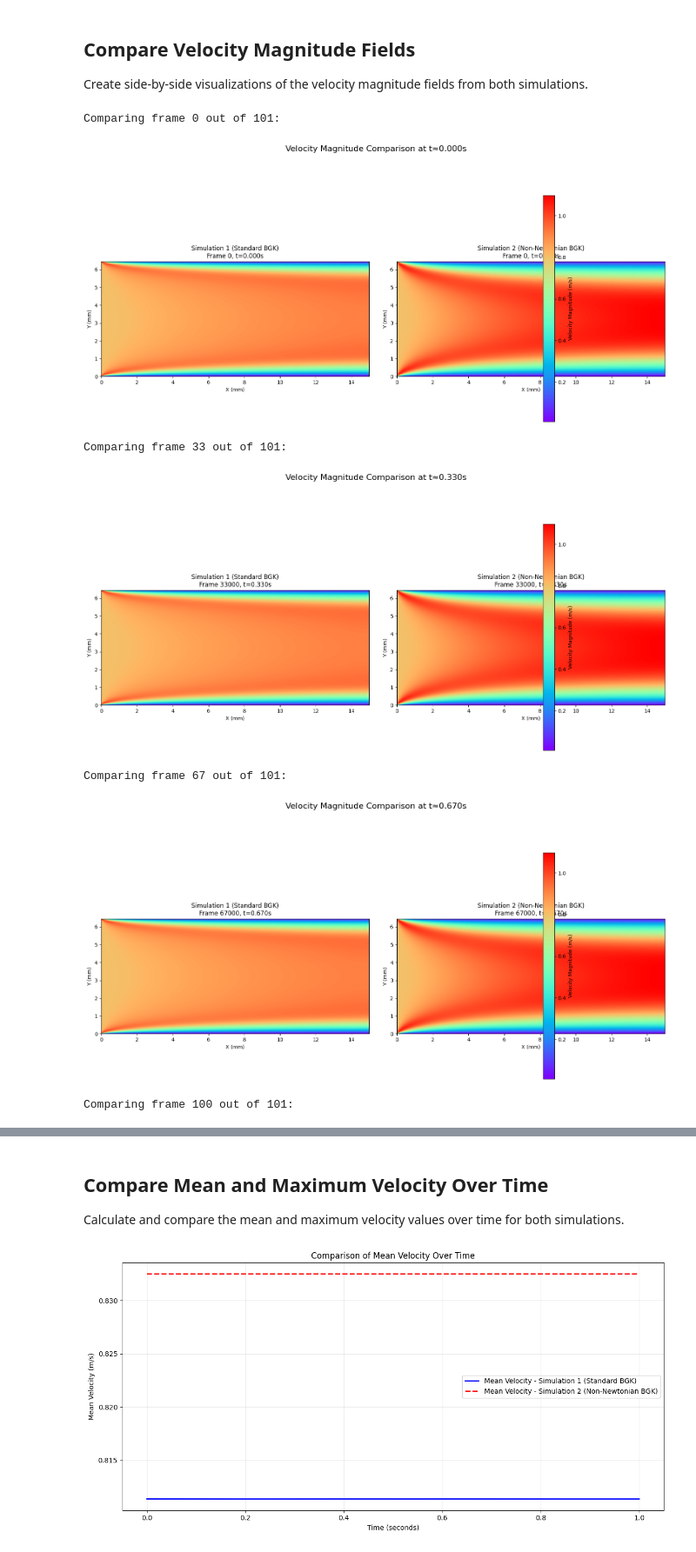
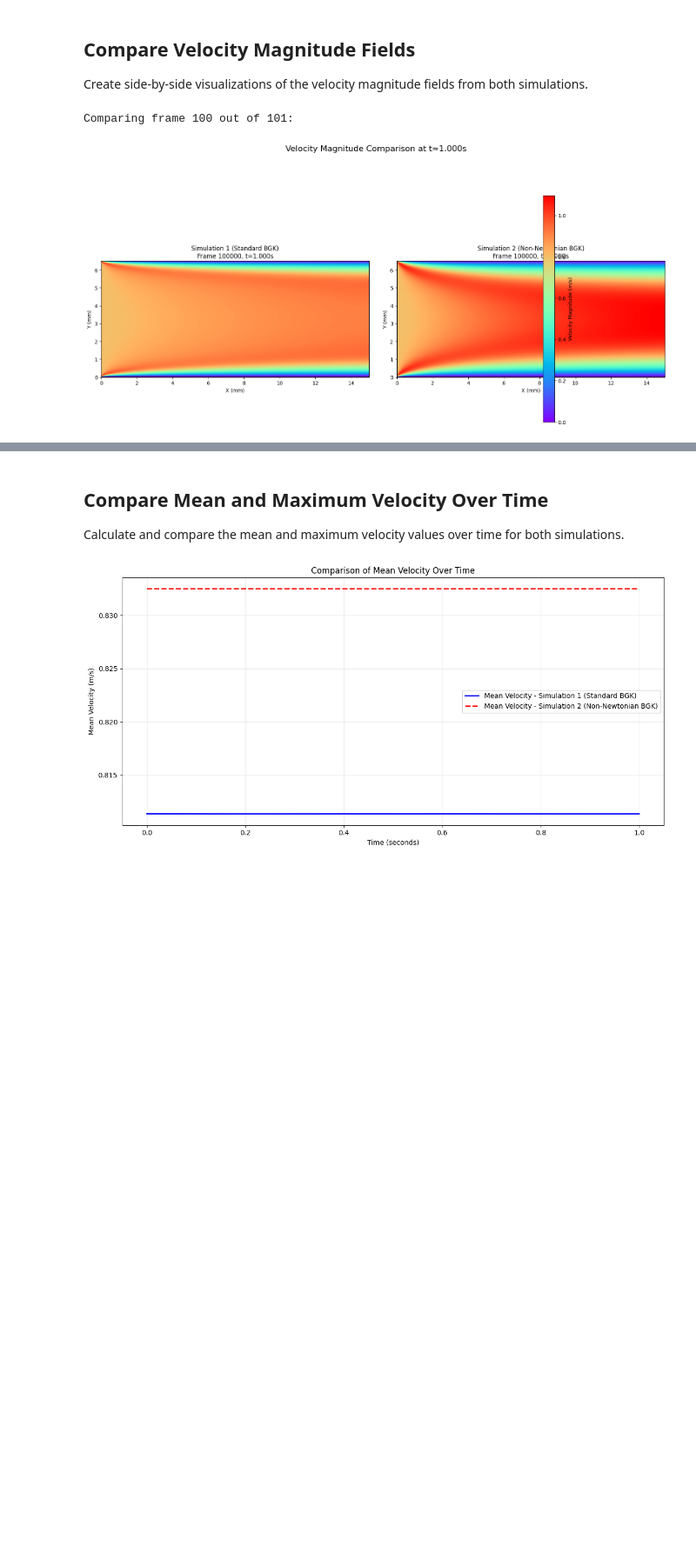
Before and after one commit to DynoAbd786-Uni/dissertation, a Jupyter notebook: visualisation_src/objective_3_visualiser.ipynb, the cells around one changed output, grey strips where cells are left out. Shown at 87% size. Drawn from its saved outputs; the diff is of its cells as text; code cells hidden in the pictures; blank space fills up the shorter version.

```diff
--- a/visualisation_src/objective_3_visualiser.ipynb
+++ b/visualisation_src/objective_3_visualiser.ipynb
@@ -406,38 +406,34 @@ def compare_velocity_fields(sim1_data, sim2_data, frame_idx=0, use_physical_unit
     # Add wall mask overlay for simulation 2 if available
     if 'wall_mask' in sim2_data:
         wall_mask2 = sim2_data['wall_mask'][frame_idx]
         ax2.contour(np.linspace(0, max(x2_mm), nx2), np.linspace(0, max(y2_mm), ny2),
                    wall_mask2, levels=[0.5], colors='black', linewidths=0.5)
 
     # Add colorbar
     cbar = fig.colorbar(im1, ax=[ax1, ax2], label=f'Velocity Magnitude ({vel_unit})')
 
     # Set the same aspect ratio for both plots
     ax1.set_aspect('equal')
     ax2.set_aspect('equal')
 
     plt.tight_layout()
     plt.suptitle(f"Velocity Magnitude Comparison at t≈{time1:.3f}s", fontsize=16, y=1.05)
     plt.subplots_adjust(top=0.9)
     plt.show()
 
     # Return the fields for further analysis
     return vel_field1_phys, vel_field2_phys
 
 # Compare velocity fields at a few time points if data is available
 if sim1_loaded and sim2_loaded:
     # Find frames at specific time points (beginning, one-third, two-thirds, end)
     total_frames = min(len(sim1_data['u_magnitude']), len(sim2_data['u_magnitude']))
-    frames_to_compare = [0, total_frames//3, 2*total_frames//3, total_frames-1]
+    # frames_to_compare = [0, total_frames//3, 2*total_frames//3, total_frames-1]
+    frames_to_compare = [total_frames-1]
 
     for idx in frames_to_compare:
         print(f"\nComparing frame {idx} out of {total_frames}:")
         vel1, vel2 = compare_velocity_fields(sim1_data, sim2_data, frame_idx=idx, use_physical_units=True)
 # %% [output]
-Comparing frame 0 out of 101:
+Comparing frame 100 out of 101:
-[figure, old version]
+[figure, new version]
-Comparing frame 33 out of 101:
-[figure, removed]
-Comparing frame 67 out of 101:
-[figure, removed]
-Comparing frame 100 out of 101:
```
Also changed, not shown: parts of 6 cells of this notebook, 8 other files.
